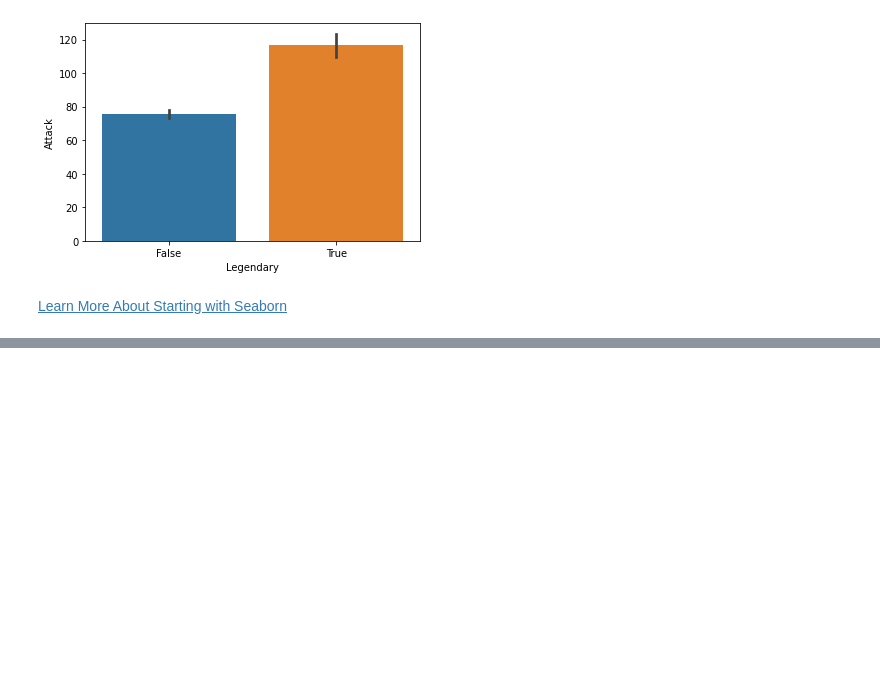
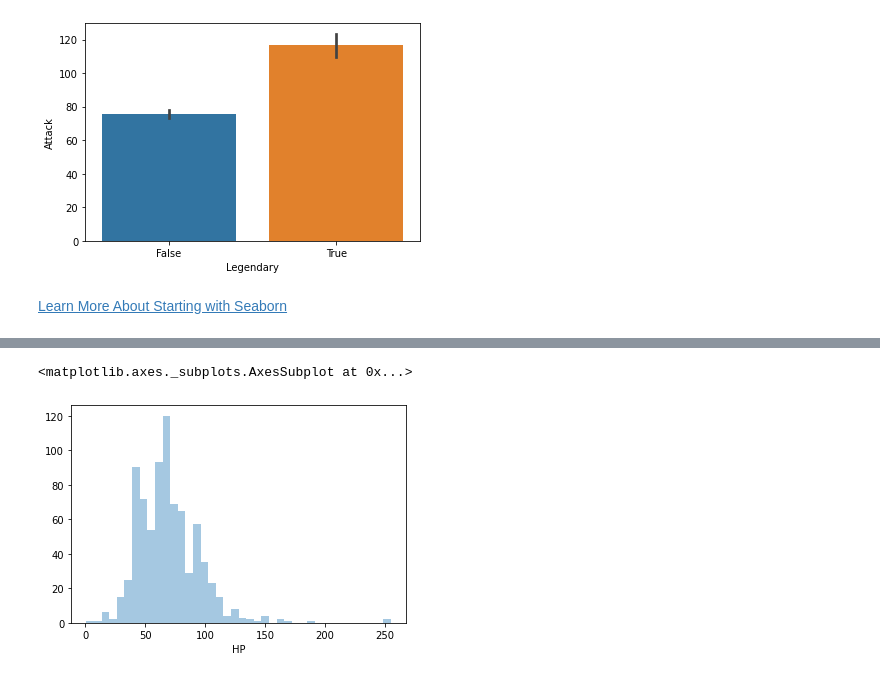
Before and after one commit to puvvadasaikiran/ML-AI-Learnings-Experimentation, a Jupyter notebook: Seaborn-Matplotlib/Seaborn-Matplotlib-Data Visualization-Basic.ipynb, the cells around one changed output, grey strips where cells are left out. Drawn from its saved outputs; the diff is of its cells as text; code cells hidden in the pictures; blank space fills up the shorter version.

```diff
--- a/Seaborn-Matplotlib/Seaborn-Matplotlib-Data Visualization-Basic.ipynb
+++ b/Seaborn-Matplotlib/Seaborn-Matplotlib-Data Visualization-Basic.ipynb
@@ -251,0 +280,5 @@ sns.barplot(data['Legendary'], data['Attack'])
+# %%
+sns.distplot(data['HP'],kde=False)
+# %% [output]
+<matplotlib.axes._subplots.AxesSubplot at 0x...>
+[figure, added]
```
Also changed, not shown: parts of 6 cells of this notebook.
